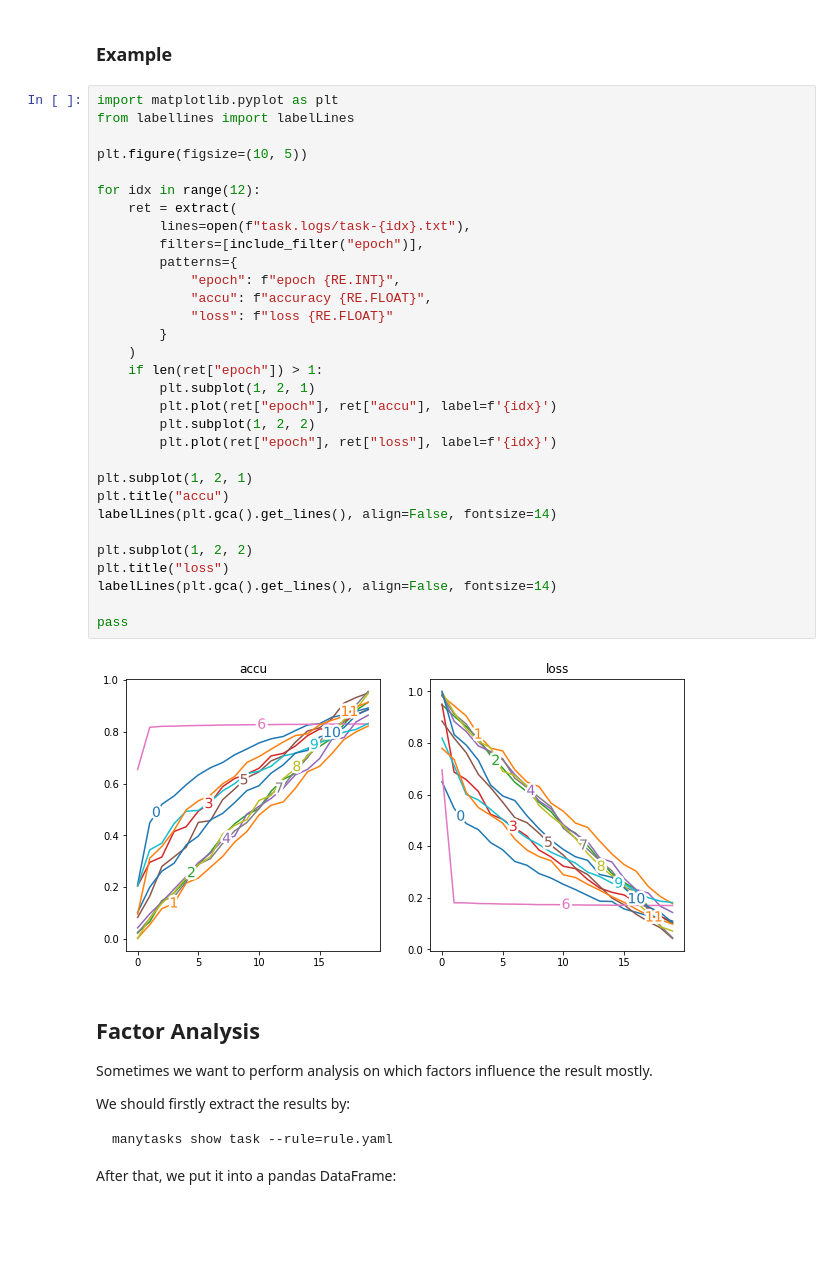
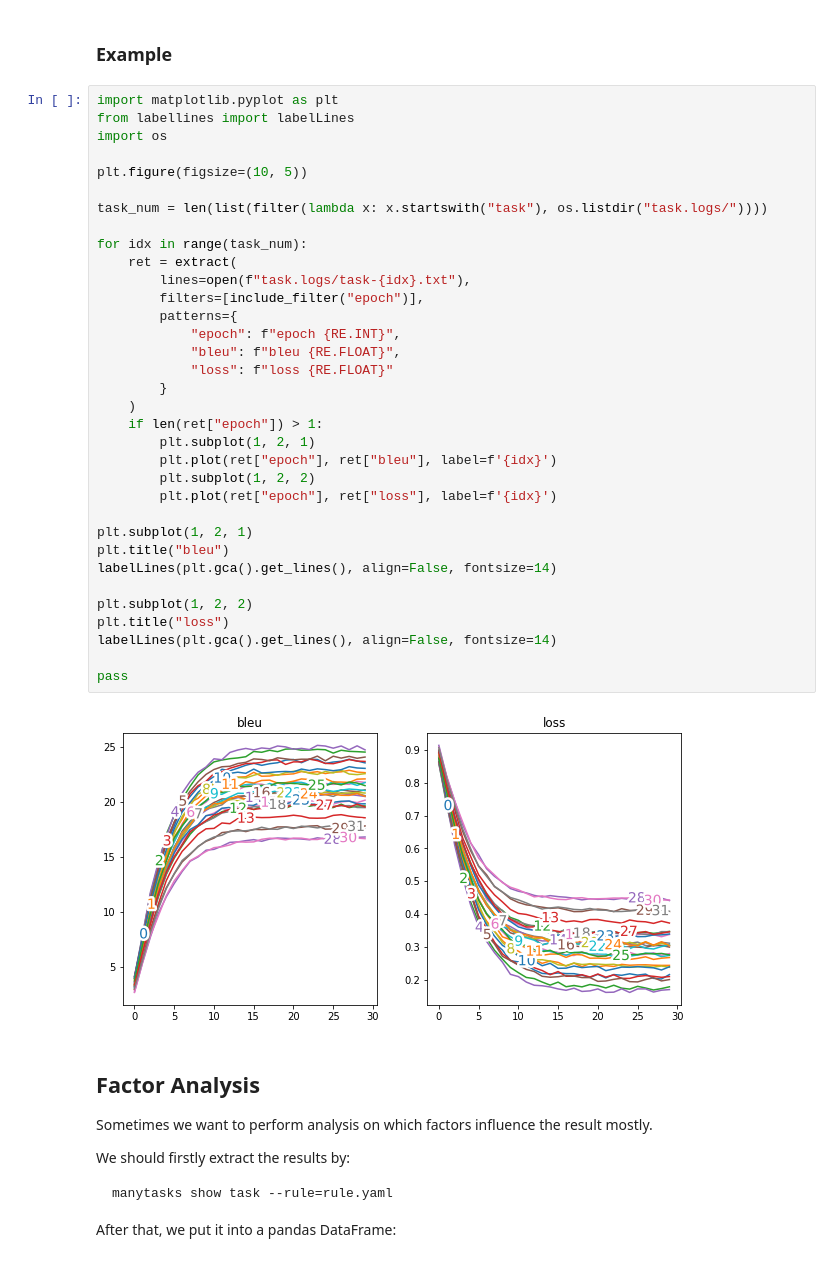
Before and after one commit to dugu9sword/manytasks, a Jupyter notebook: examples/python/analyze_log.ipynb, the cells around one changed output. Cells and saved outputs as stored; diff of their text form; blank space fills up the shorter version.

```diff
--- a/examples/python/analyze_log.ipynb
+++ b/examples/python/analyze_log.ipynb
@@ -104,36 +86,39 @@ def extract(lines, filters=[], patterns={}):
 # %%
 import matplotlib.pyplot as plt
 from labellines import labelLines
+import os
 
 plt.figure(figsize=(10, 5))
 
-for idx in range(12):
+task_num = len(list(filter(lambda x: x.startswith("task"), os.listdir("task.logs/"))))
+
+for idx in range(task_num):
     ret = extract(
         lines=open(f"task.logs/task-{idx}.txt"),
         filters=[include_filter("epoch")],
         patterns={
             "epoch": f"epoch {RE.INT}",
-            "accu": f"accuracy {RE.FLOAT}",
+            "bleu": f"bleu {RE.FLOAT}",
             "loss": f"loss {RE.FLOAT}"
         }
     )
     if len(ret["epoch"]) > 1:
         plt.subplot(1, 2, 1)
-        plt.plot(ret["epoch"], ret["accu"], label=f'{idx}')
+        plt.plot(ret["epoch"], ret["bleu"], label=f'{idx}')
         plt.subplot(1, 2, 2)
         plt.plot(ret["epoch"], ret["loss"], label=f'{idx}')
 
 plt.subplot(1, 2, 1)
-plt.title("accu")
+plt.title("bleu")
 labelLines(plt.gca().get_lines(), align=False, fontsize=14)
 
 plt.subplot(1, 2, 2)
 plt.title("loss")
 labelLines(plt.gca().get_lines(), align=False, fontsize=14)
 
 pass
 # %% [output]
-[figure, old version]
+[figure, new version]
 # %% [markdown]
 ## Factor Analysis
 
```
Also changed, not shown: parts of 3 cells of this notebook, 7 other files.
